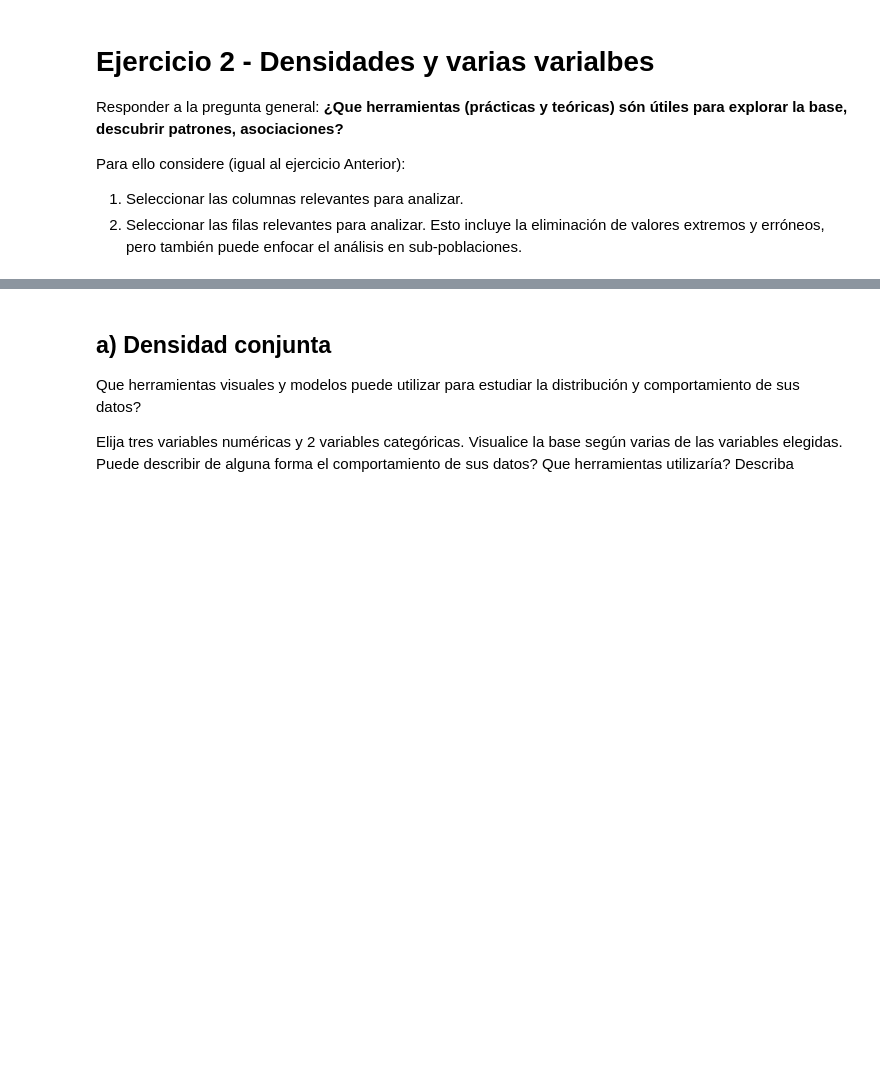
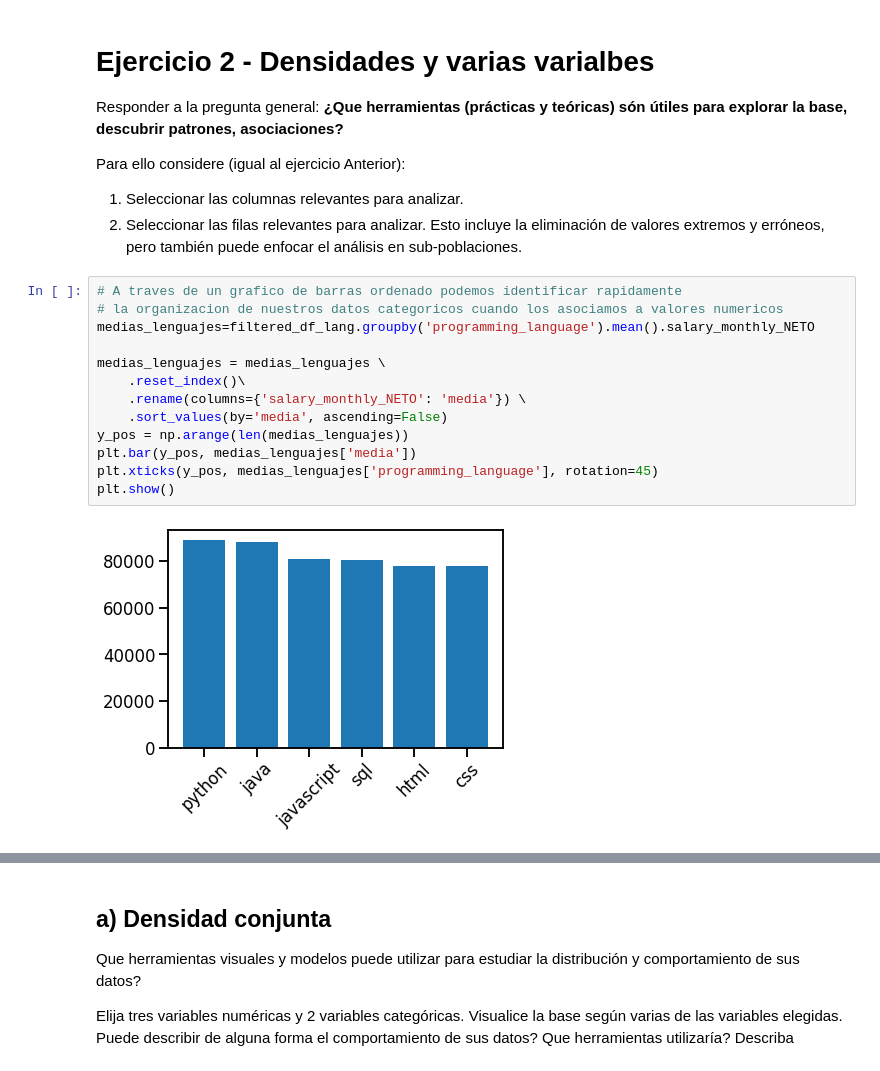
Before and after one commit to ekocian/diplodatos-g10, a Jupyter notebook: ayvd/Grupo_10_AyVD_Entregable_Parte_1.ipynb, the cells around one changed output, grey strips where cells are left out. Drawn from its saved outputs; the diff is of its cells as text; blank space fills up the shorter version.

```diff
--- a/ayvd/Grupo_10_AyVD_Entregable_Parte_1.ipynb
+++ b/ayvd/Grupo_10_AyVD_Entregable_Parte_1.ipynb
@@ -462,3 +289,18 @@ Responder a la pregunta general: **¿Que herramientas (prácticas y teóricas) s
 Para ello considere (igual al ejercicio Anterior):
 1. Seleccionar las columnas relevantes para analizar.
 2. Seleccionar las filas relevantes para analizar. Esto incluye la eliminación de valores extremos y erróneos, pero también puede enfocar el análisis en sub-poblaciones.
+# %%
+# A traves de un grafico de barras ordenado podemos identificar rapidamente
+# la organizacion de nuestros datos categoricos cuando los asociamos a valores numericos
+medias_lenguajes=filtered_df_lang.groupby('programming_language').mean().salary_monthly_NETO
+
+medias_lenguajes = medias_lenguajes \
+    .reset_index()\
+    .rename(columns={'salary_monthly_NETO': 'media'}) \
+    .sort_values(by='media', ascending=False)
+y_pos = np.arange(len(medias_lenguajes))
+plt.bar(y_pos, medias_lenguajes['media'])
+plt.xticks(y_pos, medias_lenguajes['programming_language'], rotation=45)
+plt.show()
+# %% [output]
+[figure, added]
```
Also changed, not shown: parts of 33 cells of this notebook, 1 other file.
